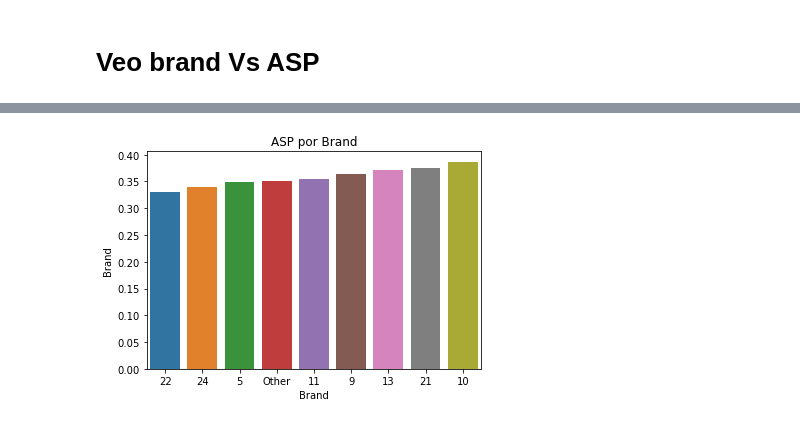
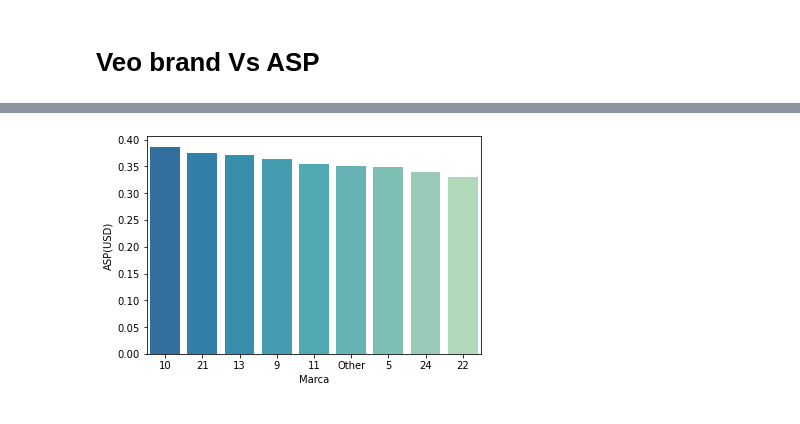
Before and after one commit to RiedelNicolas/75.06-2C2020-TP1, a Jupyter notebook: Brand Analysis.ipynb, the cells around one changed output, grey strips where cells are left out. Saved outputs shown, nothing was run; the diff lists cells and outputs as text; code cells hidden in the pictures.

```diff
--- a/Brand Analysis.ipynb
+++ b/Brand Analysis.ipynb
@@ -204,7 +228,7 @@ brandsVsASP = opportunities[["Brand","ASP_(converted)","Opportunity_ID"]].groupb
 #brandsVsASP = brandsVsASP[brandsVsASP["Opportunity_ID"] > 10]
 brandsVsASP = brandsVsASP.reset_index()
 brandsVsASP["Brand"] = brandsVsASP["Brand"].apply(lambda x: x.replace("Brand_",""))
-brandsVsASP.sort_values(by="ASP_(converted)",inplace=True)
+brandsVsASP.sort_values(by="ASP_(converted)",inplace=True,ascending=False)
 brandsVsASP
 # %% [output]
 |  | Brand | ASP_(converted) | Opportunity_ID |
@@ -251,10 +274,14 @@ brandsVsASP
 # %%
-plot = sns.barplot(x="Brand",y="ASP_(converted)",data=brandsVsASP)
+cmap = plt.get_cmap('YlGnBu')
+saltos = np.linspace(0.7,0.3,9)
+colores = cmap(saltos)
+
+plot = sns.barplot(x="Brand",y="ASP_(converted)",data=brandsVsASP, palette=colores)
 #NO ME DICE NADA ESTO
-plt.xlabel("Brand")
-plt.title("ASP por Brand")
+plt.xlabel("Marca")
+#plt.title("ASP por Brand")
+plt.ylabel("ASP(USD)")
 plt.savefig("img/Brand/ASPPorBrand.png")
-plt.ylabel("Brand")
 plt.show(plot)
 # %% [output]
-[figure, old version]
+[figure, new version]
```
Also changed, not shown: parts of 12 cells of this notebook, 39 other files.
